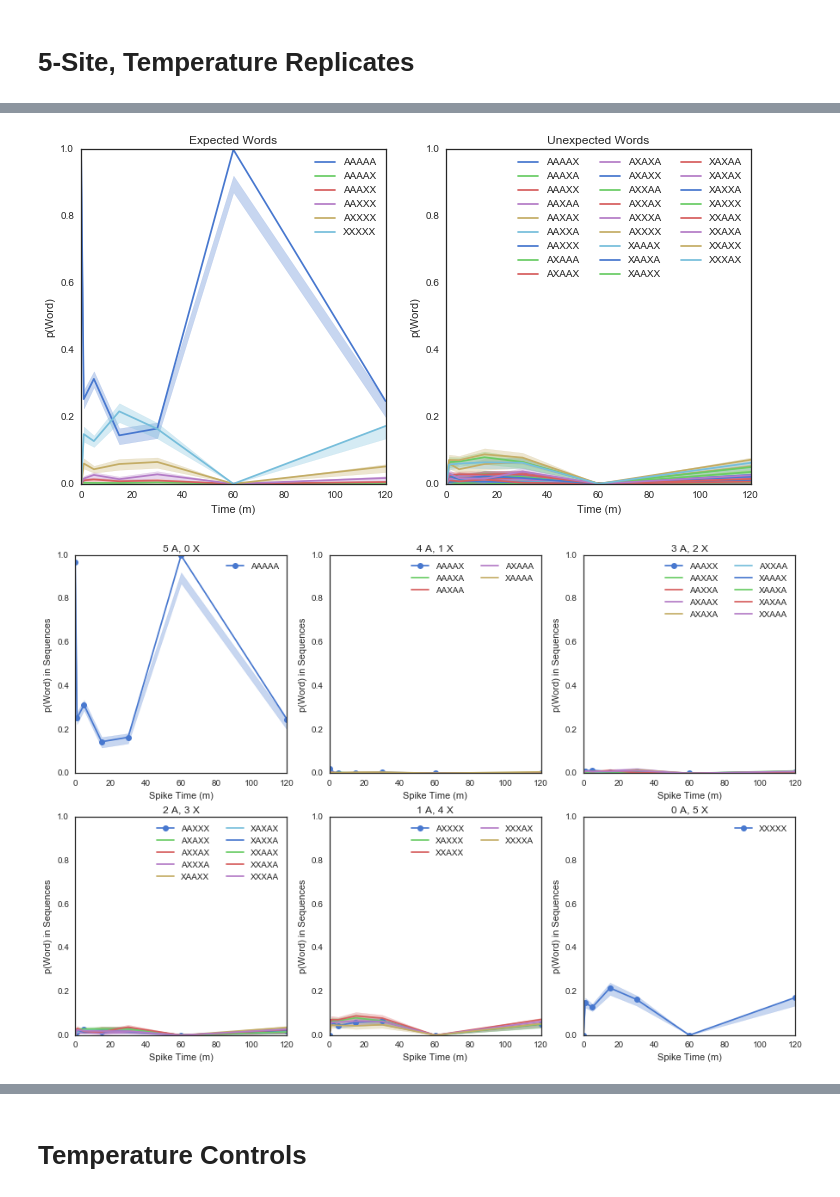
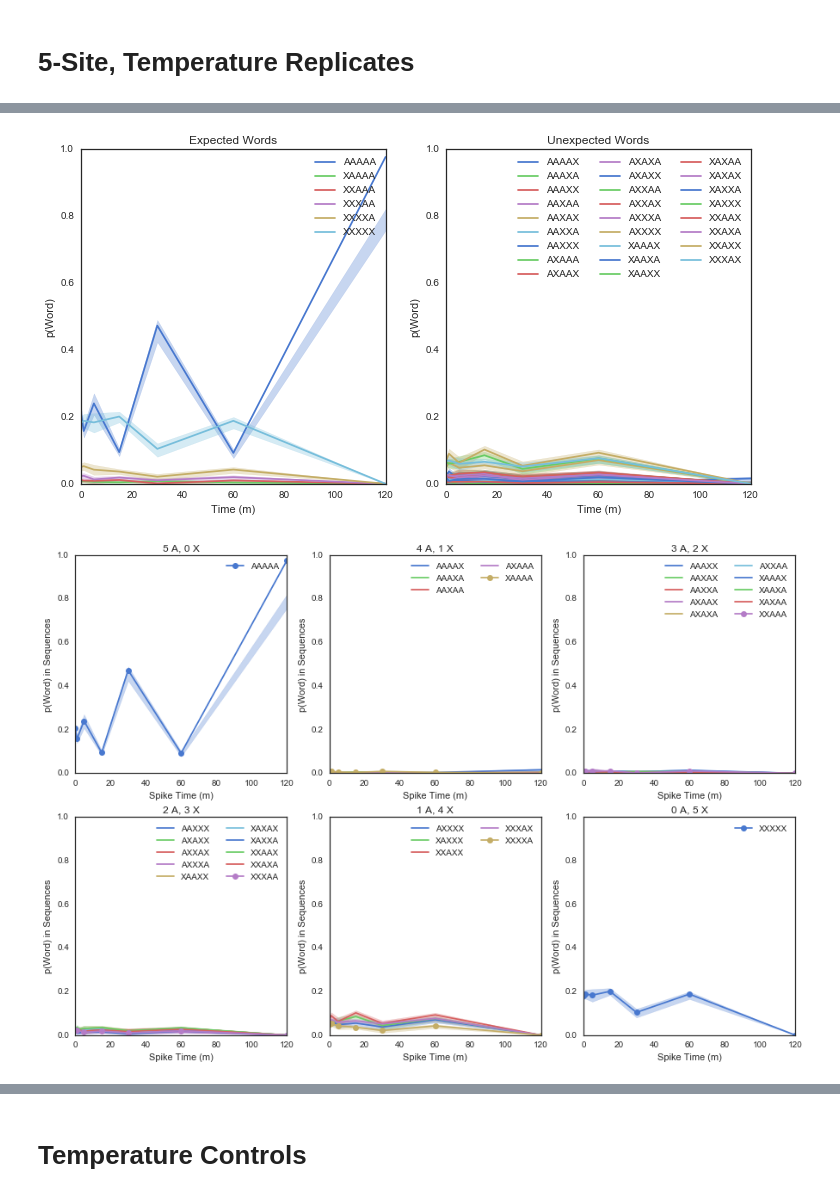
Before and after one commit to tyo-nu/nextgen4b, a Jupyter notebook: Notebooks/multisite_playground_2016_05_19_v2.ipynb, the cells around one changed output, grey strips where cells are left out. Drawn from its saved outputs; the diff is of its cells as text; code cells hidden in the pictures.

Commit message:
added pseudo-r2, word-based code
Put stuff from various notebooks into modules

```diff
--- a/Notebooks/multisite_playground_2016_05_19_v2.ipynb
+++ b/Notebooks/multisite_playground_2016_05_19_v2.ipynb
@@ -56,6 +67,8 @@ data_path = """D:/Google Drive/To File - Research Docs/Screening/nextgenAnalysis
 
 word_f_range_3 = range(20, 26+1)
 t_range = np.array([0, 2, 5, 15, 30, 60, 120])
+sample_idx = ['%im spike' % x for x in t_range]
+sample_idx[-1] = 'No Spike'
 
 data_3 = []
 data_nodash_3 = []
@@ -442,6 +543,8 @@ data_path = """D:/Google Drive/To File - Research Docs/Screening/nextgenAnalysis
 
 word_f_range_5 = range(48, 55+1)
 t_range = np.array([0, 0.5, 1, 2, 3, 4, 6, 7])
+sample_idx = ['%1.1fh Spike' % x for x in t_range]
+sample_idx[-1] = 'No Spike'
 
 data_5 = []
 data_nodash_5 = []
@@ -469,6 +572,11 @@ for w in words_5:
     lb, ub = proportion.proportion_confint(counts_5_df[w], counts_5_df.sum(axis=1))
     ci_5_df['%s_lb' % w] = lb
     ci_5_df['%s_ub' % w] = ub
+
+data_nodash_5_1 = data_nodash_5
+counts_5_df_1 = counts_5_df
+rates_5_df_1 = rates_5_df
+ci_5_df_1 = ci_5_df
 # %%
 plt.figure(figsize=[12,6])
 plt.subplot(1,2,1)
@@ -630,7 +910,7 @@ plt.show()
 # %%
 data_path = """D:/Google Drive/To File - Research Docs/Screening/nextgenAnalysis/Data/2016_05_18/v2/word_files/"""
 
-word_f_range_5 = [68] + range(70, 74+1) + [69]
+word_f_range_5 = [80] + range(81, 85+1) + [79]
 t_range = np.array([0, 1, 5, 15, 30, 60, 120])
 
 data_5 = []
@@ -659,18 +939,27 @@ for w in words_5:
     lb, ub = proportion.proportion_confint(counts_5_df[w], counts_5_df.sum(axis=1))
     ci_5_df['%s_lb' % w] = lb
     ci_5_df['%s_ub' % w] = ub
+
+#####################
+# Replicate-specific code here
+#####################
+
+data_nodash_5_2 = data_nodash_5
+counts_5_df_2 = counts_5_df
+rates_5_df_2 = rates_5_df
+ci_5_df_2 = ci_5_df
 # %%
 plt.figure(figsize=[12,6])
 plt.subplot(1,2,1)
 plt.title('Expected Words')
-for good_word in rev_good_words_5:
+for good_word in good_words_5:
     h = plt.plot(rates_5_df.Time, rates_5_df[good_word])
     plt.fill_between(rates_5_df.Time,
                      ci_5_df['%s_lb' % good_word], ci_5_df['%s_ub' % good_word],
                      color=h[0].get_color(), alpha=0.3)
 
 plt.legend()
-plt.axis([0, 120, 0, 1])
+plt.axis([0, max(t_range), 0, 1])
 plt.xlabel('Time (m)')
 plt.ylabel('p(Word)')
 
@@ -683,40 +972,51 @@ for bad_word in bad_words_5:
                      color=h[0].get_color(), alpha=0.3)
 
 plt.legend(ncol=3)
-plt.axis([0, 120, 0, 1])
+plt.axis([0, max(t_range), 0, 1])
 plt.xlabel('Time (m)')
 plt.ylabel('p(Word)')
 
-plt.savefig('5site_good_bad.png')
+# plt.savefig('5site_good_bad.png')
 
 plt.figure(figsize=[15,10])
 for i in range(0,5+1):
     plt.subplot(2,3,6-i)
     plt.title('%i A, %i X' % (i, 5-i))
     for w in words_5:
         if w.count('A') == i:
-            if w in rev_good_words_5:
+            if w in good_words_5:
                 h = plt.plot(rates_5_df.Time, rates_5_df[w], 'o-')
             else:
                 h = plt.plot(rates_5_df.Time, rates_5_df[w])
             plt.fill_between(rates_5_df.Time,
                  ci_5_df['%s_lb' % w], ci_5_df['%s_ub' % w],
                  color=h[0].get_color(), alpha=0.3)
 
     plt.legend(ncol=2)
-    plt.axis([0, 120, 0, 1])
+    plt.axis([0, max(t_range), 0, 1])
     plt.xlabel('Spike Time (m)')
     plt.ylabel('p(Word) in Sequences')
 
-plt.savefig('5site_words.png')
+# plt.savefig('5site_words.png')
 
 plt.figure()
 plt.title('Sample Counts')
 plt.plot(rates_5_df.Time, counts_5_df[[c for c in counts_5_df.columns if c != 'Time']].sum(axis=1))
 plt.xlabel('Sample: Spike Time (m)')
 plt.ylabel('# of kept reads')
 
+plt.figure(figsize=[20,7])
+for i in range(len(data_nodash_5)):
+    d = get_pos_cts(data_nodash_5[i])
+
+    plt.subplot(1,len(data_nodash_5),i+1)
+    for c in d.columns:
+        plt.plot(d[c].div(d.sum(axis=1)), 'o-', label=c)
+    plt.axis([-0.1, 4.1, 0, 1.1])
+    plt.legend()
+    plt.title(sample_idx[i])
+
 plt.show()
 # %% [output]
-[figure, old version]
+[figure, new version]
-[figure, old version]
+[figure, new version]
```
Also changed, not shown: parts of 23 cells of this notebook, 5 other files.
